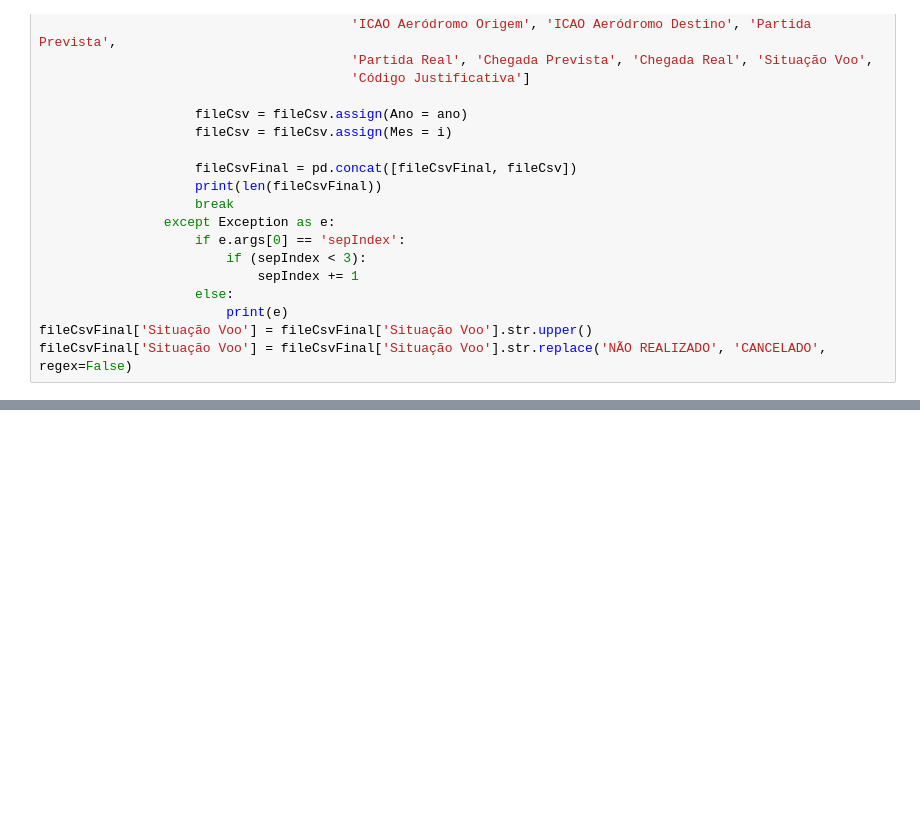
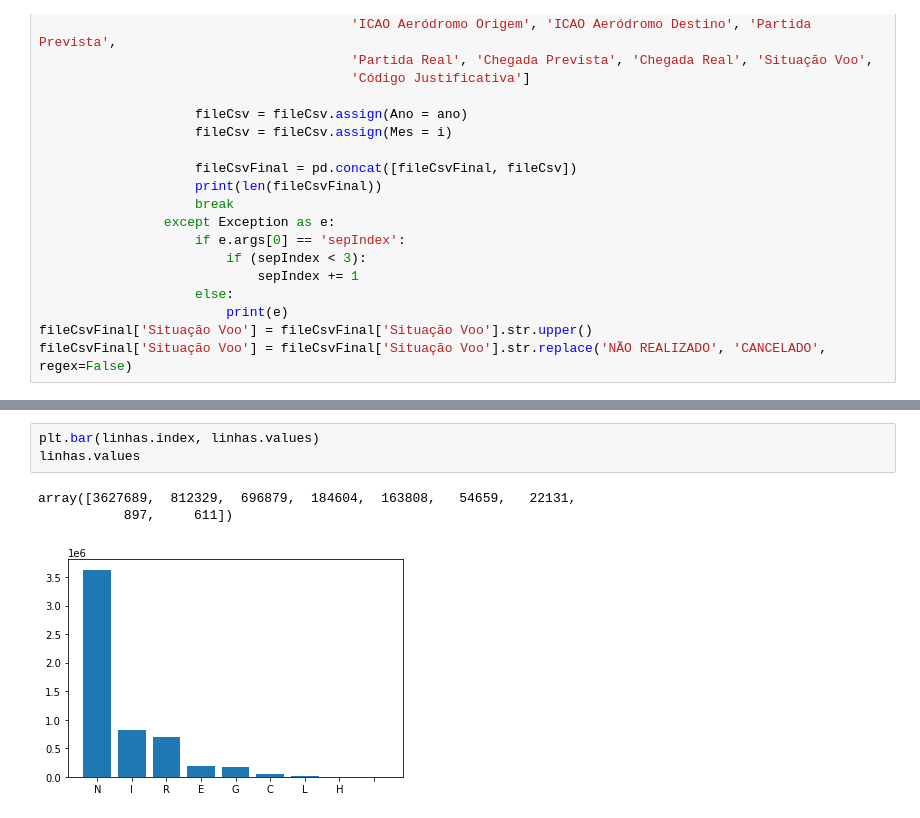
Before and after one commit to gabrielsandrade/MATA62-UFBA, a Jupyter notebook: anac.ipynb, the cells around one changed output, grey strips where cells are left out. Drawn from its saved outputs; the diff is of its cells as text; blank space fills up the shorter version.

```diff
--- a/anac.ipynb
+++ b/anac.ipynb
@@ -160,0 +170,7 @@ fileCsvFinal['Código Tipo Linha'].value_counts().plot(kind='bar')
+# %%
+plt.bar(linhas.index, linhas.values)
+linhas.values
+# %% [output]
+array([3627689,  812329,  696879,  184604,  163808,   54659,   22131,
+           897,     611])
+[figure, added]
```
Also changed, not shown: parts of 13 cells of this notebook.
